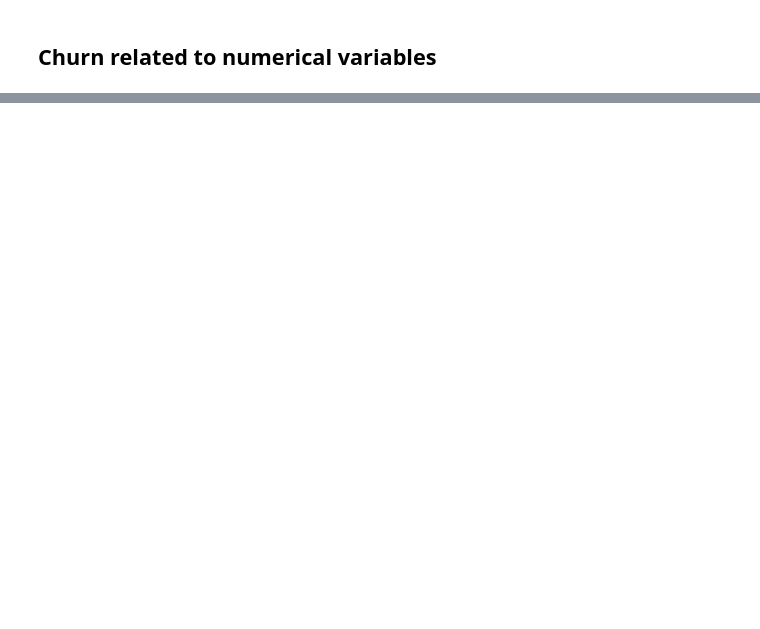
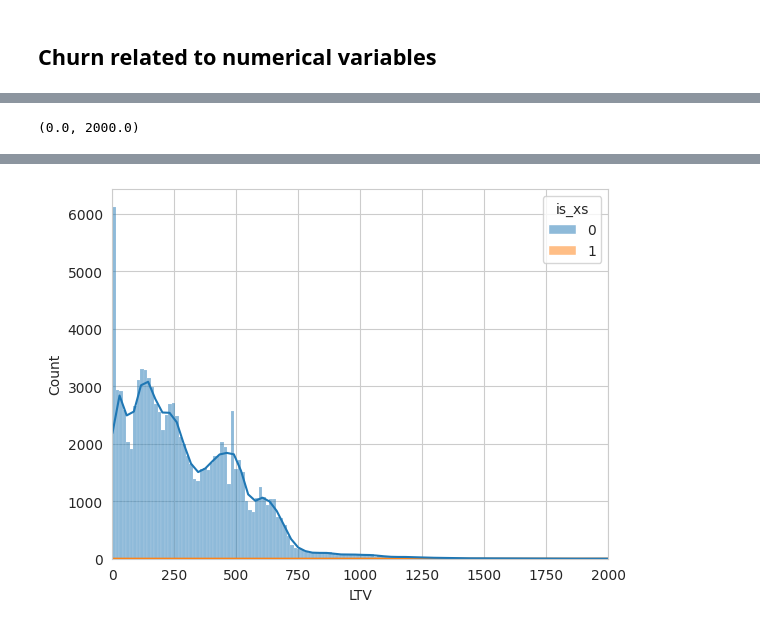
Before and after one commit to ricardormotta/LTV_analysis, a Jupyter notebook: ltv-ml-project/notebooks/EDA.ipynb, the cells around one changed output, grey strips where cells are left out. Cells and saved outputs as stored; diff of their text form; code cells hidden in the pictures; blank space fills up the shorter version.

```diff
--- a/ltv-ml-project/notebooks/EDA.ipynb
+++ b/ltv-ml-project/notebooks/EDA.ipynb
@@ -206,0 +379,10 @@ base.loc[base["user_id"].isin(users_churn_negative)]
+# %%
+actual_date = max(
+    df["customer_churned_at"].dropna().max(),
+    df["customer_started_at"].dropna().max(),
+)
+df.loc[df["days_to_churn"] < 0, "days_to_churn"] = 0
+df.loc[~df["is_churn"], "days_to_churn"] = (
+    actual_date - pd.to_datetime(df.loc[~df["is_churn"], "customer_started_at"])
+).dt.days
+df.loc[:, "months_as_client"] = df.loc[:, "days_to_churn"] /30
@@ -206,0 +406,6 @@ base.loc[base["user_id"].isin(users_churn_negative)]
+# %%
+df.loc[:, "LTV"] = (df.loc[:, "months_as_client"] * df["commission_base"]) + df["commission_xs"].fillna(0)
+# %%
+sns.histplot(data = df.lo, x= "LTV", hue="is_xs", kde=True)
+plt.xlim(0,2000)
+# %% [output]
@@ -206,0 +413 @@ base.loc[base["user_id"].isin(users_churn_negative)]
+(0.0, 2000.0)
@@ -206,0 +415 @@ base.loc[base["user_id"].isin(users_churn_negative)]
+[figure, added]
```
Also changed, not shown: parts of 29 cells of this notebook, 3 other files.
